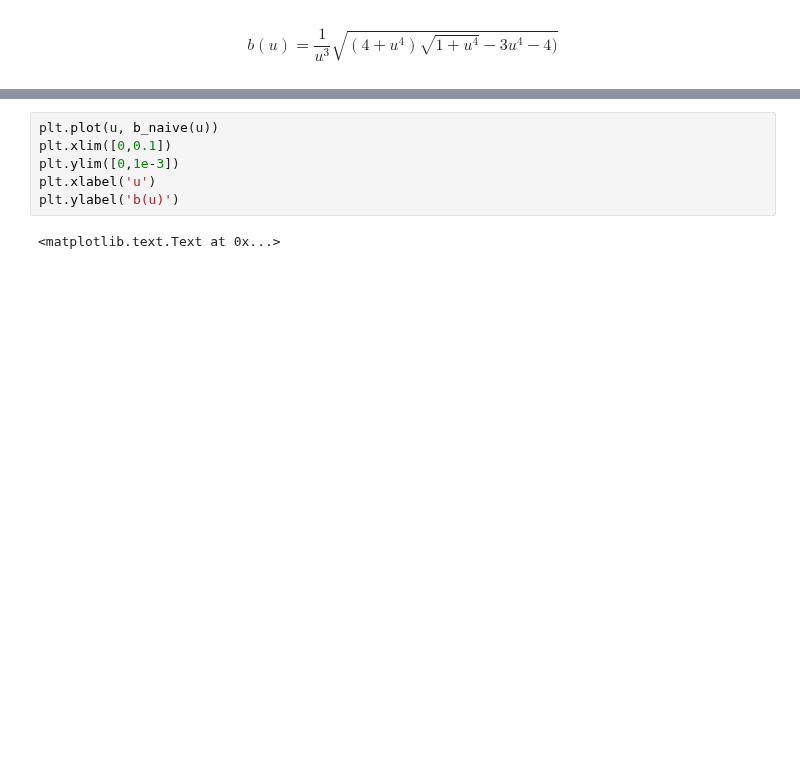
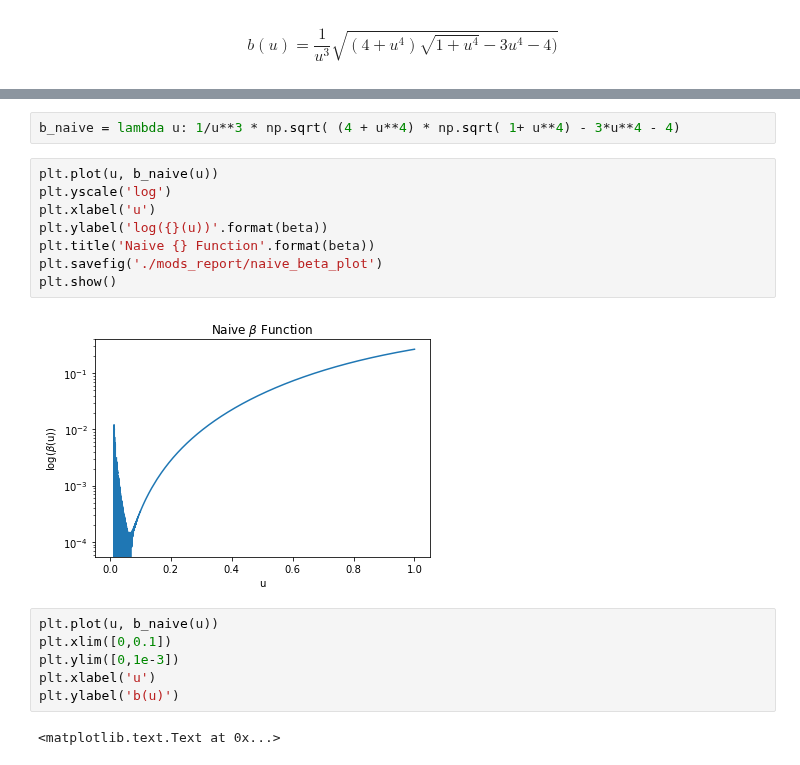
Before and after one commit to evankielley/IceDEF, a Jupyter notebook: doc/roundoff_error.ipynb, the cells around one changed output, grey strips where cells are left out. Cells and saved outputs as stored; diff of their text form; blank space fills up the shorter version.

```diff
--- a/doc/roundoff_error.ipynb
+++ b/doc/roundoff_error.ipynb
@@ -29,3 +41,15 @@ plt.ylabel('b(u)')
+# %%
+b_naive = lambda u: 1/u**3 * np.sqrt( (4 + u**4) * np.sqrt( 1+ u**4) - 3*u**4 - 4)
+# %%
+plt.plot(u, b_naive(u))
+plt.yscale('log')
+plt.xlabel('u')
+plt.ylabel('log({}(u))'.format(beta))
+plt.title('Naive {} Function'.format(beta))
+plt.savefig('./mods_report/naive_beta_plot')
+plt.show()
+# %% [output]
+[figure, added]
 # %%
 plt.plot(u, b_naive(u))
 plt.xlim([0,0.1])
```
Also changed, not shown: parts of 60 cells of this notebook.
